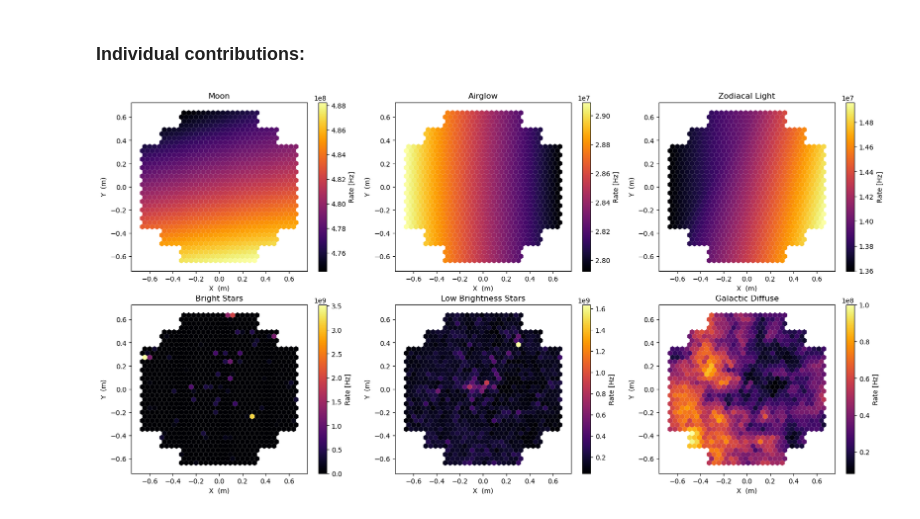
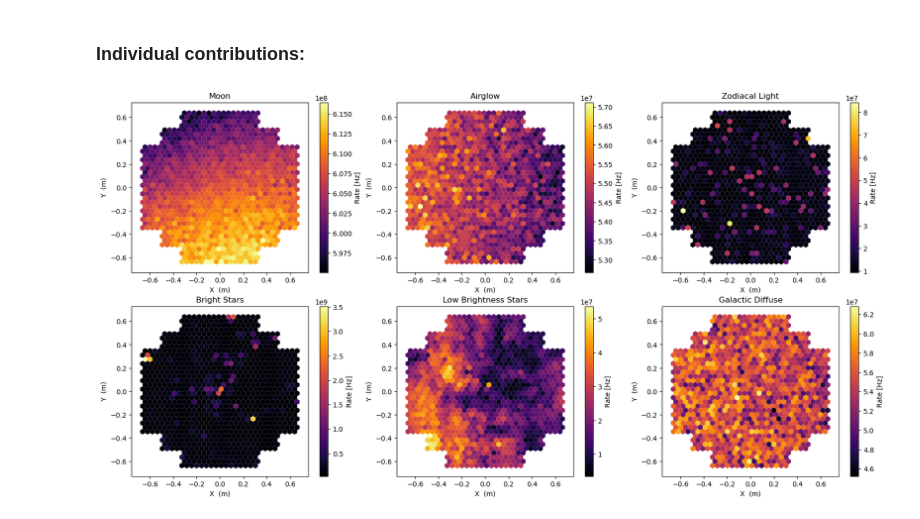
Before and after one commit to GerritRo/nsb2, a Jupyter notebook: examples/HESSI_Tutorial.ipynb, the cells around one changed output. Saved outputs shown, nothing was run; the diff lists cells and outputs as text; code cells hidden in the pictures.

```diff
--- a/examples/HESSI_Tutorial.ipynb
+++ b/examples/HESSI_Tutorial.ipynb
@@ -144,12 +148,12 @@ disp.set_limits_minmax(0, 1.8e9)
 # %% [markdown]
 ### Individual contributions:
-# %%
-fig, ax = plt.subplots(nrows=2, ncols=3, figsize=(20,10))
-disp1 = CT1.display(res[res.source == type(jons)], ax[0,0], 'Rate [Hz]', title='Moon', show_frame=False)
-disp2 = CT1.display(res[res.source == type(glow)], ax[0,1], 'Rate [Hz]', title='Airglow', show_frame=False)
-disp3 = CT1.display(res[res.source == type(zodi)], ax[0,2], 'Rate [Hz]', title='Zodiacal Light', show_frame=False)
-disp4 = CT1.display(res[res.source == type(hipp)], ax[1,0], 'Rate [Hz]', title='Bright Stars', show_frame=False)
-disp5 = CT1.display(res[res.source == type(gaia)], ax[1,1], 'Rate [Hz]', title='Low Brightness Stars', show_frame=False)
-disp6 = CT1.display(res[res.source == type(gbl)], ax[1,2], 'Rate [Hz]', title='Galactic Diffuse', show_frame=False)
-# %% [output]
-[figure, removed]
+# %%
+fig, ax = plt.subplots(nrows=2, ncols=3, figsize=(20,10))
+disp1 = ctapipe_disp(cam, CT1, res[res.source == type(jons)], ax[0,0], 'Rate [Hz]', title='Moon', show_frame=False)
+disp2 = ctapipe_disp(cam, CT1, res[res.source == type(glow)], ax[0,1], 'Rate [Hz]', title='Airglow', show_frame=False)
+disp3 = ctapipe_disp(cam, CT1, res[res.source == type(zodi)], ax[0,2], 'Rate [Hz]', title='Zodiacal Light', show_frame=False)
+disp4 = ctapipe_disp(cam, CT1, res[res.source == type(gaia)], ax[1,0], 'Rate [Hz]', title='Bright Stars', show_frame=False)
+disp5 = ctapipe_disp(cam, CT1, res[res.source == type(hmag)], ax[1,1], 'Rate [Hz]', title='Low Brightness Stars', show_frame=False)
+disp6 = ctapipe_disp(cam, CT1, res[res.source == type(gbl)], ax[1,2], 'Rate [Hz]', title='Galactic Diffuse', show_frame=False)
+# %% [output]
+[figure, added]
```
Also changed, not shown: parts of 14 cells of this notebook, 11 other files.
